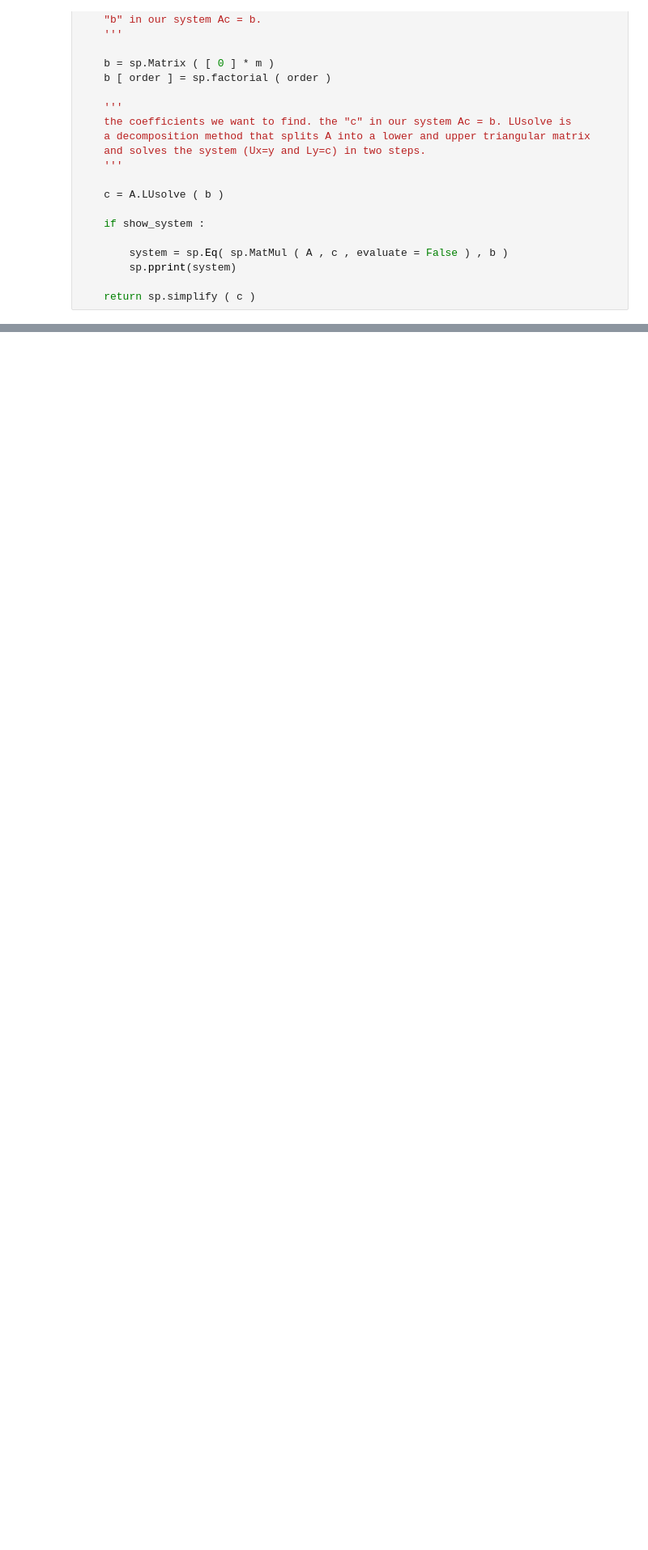
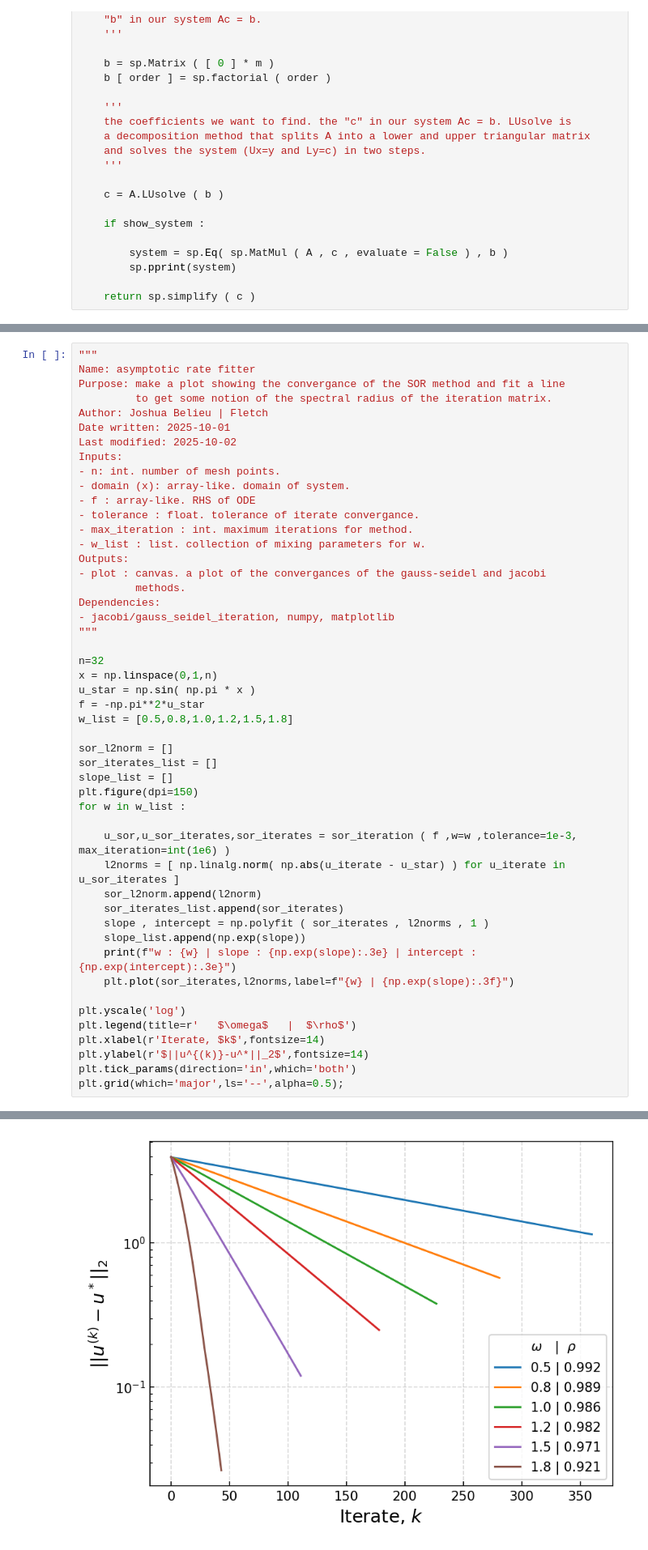
Before and after one commit to jabelieu/nmfde_class, a Jupyter notebook: hw2_jab.ipynb, the cells around one changed output, grey strips where cells are left out. Shown at 81% size. Drawn from its saved outputs; the diff is of its cells as text; blank space fills up the shorter version.

```diff
--- a/hw2_jab.ipynb
+++ b/hw2_jab.ipynb
@@ -242,0 +576,50 @@ Final Stats :
+# %%
+"""
+Name: asymptotic rate fitter
+Purpose: make a plot showing the convergance of the SOR method and fit a line
+         to get some notion of the spectral radius of the iteration matrix.
+Author: Joshua Belieu | Fletch
+Date written: 2025-10-01
+Last modified: 2025-10-02
+Inputs:
+- n: int. number of mesh points.
+- domain (x): array-like. domain of system.
+- f : array-like. RHS of ODE
+- tolerance : float. tolerance of iterate convergance.
+- max_iteration : int. maximum iterations for method.
+- w_list : list. collection of mixing parameters for w.
+Outputs:
+- plot : canvas. a plot of the convergances of the gauss-seidel and jacobi
+         methods.
+Dependencies:
+- jacobi/gauss_seidel_iteration, numpy, matplotlib
+"""
+
+n=32
+x = np.linspace(0,1,n)
+u_star = np.sin( np.pi * x )
+f = -np.pi**2*u_star
+w_list = [0.5,0.8,1.0,1.2,1.5,1.8]
+
+sor_l2norm = []
+sor_iterates_list = []
+slope_list = []
+plt.figure(dpi=150)
+for w in w_list :
+
+    u_sor,u_sor_iterates,sor_iterates = sor_iteration ( f ,w=w ,tolerance=1e-3, max_iteration=int(1e6) )
+    l2norms = [ np.linalg.norm( np.abs(u_iterate - u_star) ) for u_iterate in u_sor_iterates ]
+    sor_l2norm.append(l2norm)
+    sor_iterates_list.append(sor_iterates)
+    slope , intercept = np.polyfit ( sor_iterates , l2norms , 1 )
+    slope_list.append(np.exp(slope))
+    print(f"w : {w} | slope : {np.exp(slope):.3e} | intercept : {np.exp(intercept):.3e}")
+    plt.plot(sor_iterates,l2norms,label=f"{w} | {np.exp(slope):.3f}")
+
+plt.yscale('log')
+plt.legend(title=r'   $\omega$   |  $\rho$')
+plt.xlabel(r'Iterate, $k$',fontsize=14)
+plt.ylabel(r'$||u^{(k)}-u^*||_2$',fontsize=14)
+plt.tick_params(direction='in',which='both')
+plt.grid(which='major',ls='--',alpha=0.5);
+# %% [output]
@@ -242,0 +632 @@ Final Stats :
+[figure, added]
```
Also changed, not shown: parts of 24 cells of this notebook.
